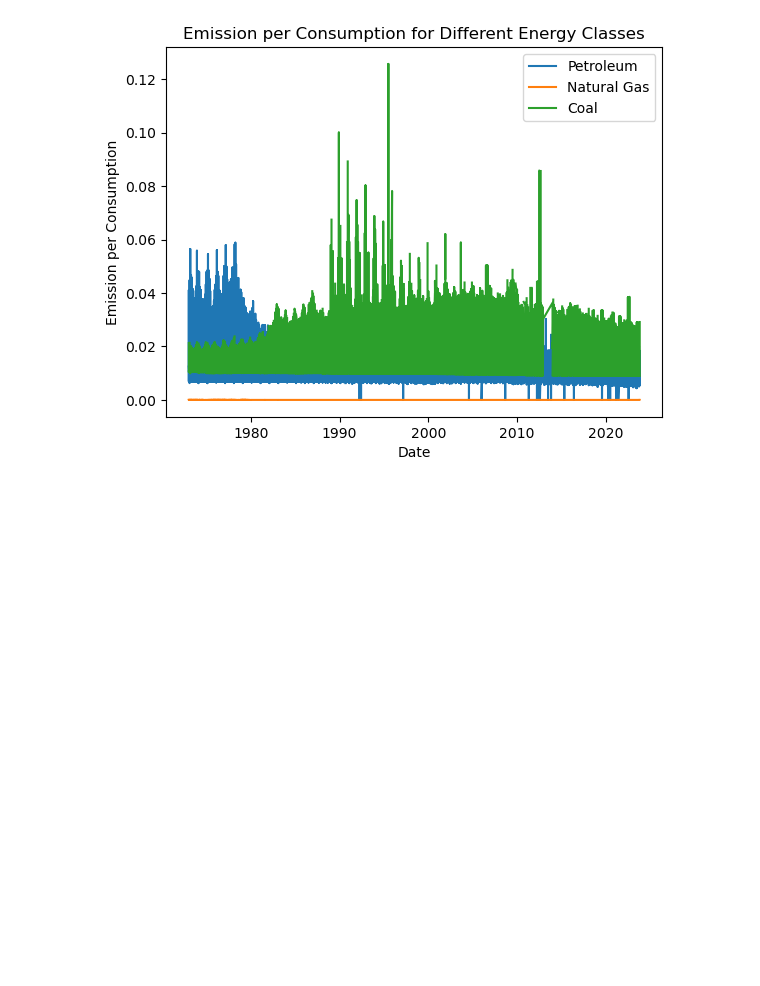
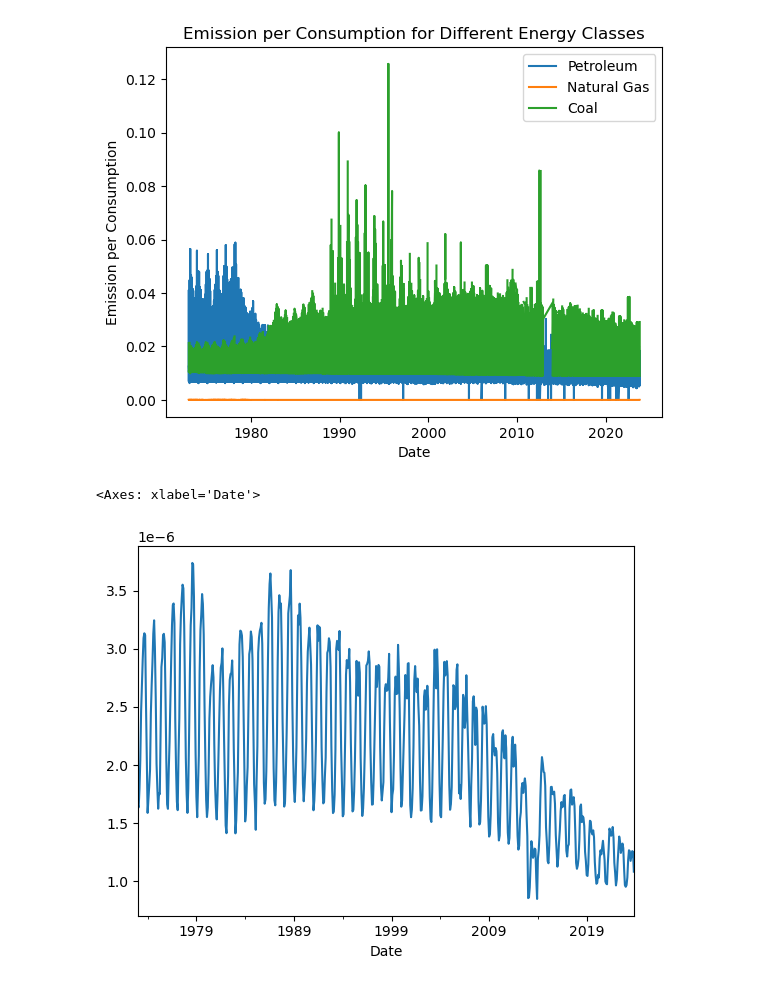
Before and after one commit to chtang-hmc/Spring-Invitation-Datathon-2024, a Jupyter notebook: Merge_Emissions_Consumption.ipynb, the cells around one changed output. Saved outputs shown, nothing was run; the diff lists cells and outputs as text; code cells hidden in the pictures; blank space fills up the shorter version.

Commit message:
EDA for emission and consumption

```diff
--- a/Merge_Emissions_Consumption.ipynb
+++ b/Merge_Emissions_Consumption.ipynb
@@ -91,3 +91,13 @@ plt.title('Emission per Consumption for Different Energy Classes')
 plt.show()
 # %% [output]
 [figure]
+# %%
+total_df = final_df[final_df['Energy Type'] != 'Total']
+total_df = total_df.groupby('Date').sum()
+total_df = total_df[['Consumption (kBarrel)', 'Emission (Mton Co2)']]
+total_df['Emission/Consumption'] = total_df['Emission (Mton Co2)'] / total_df['Consumption (kBarrel)']
+total_df.head()
+total_df['Emission/Consumption'].plot()
+# %% [output]
+<Axes: xlabel='Date'>
+[figure, added]
```
Also changed, not shown: parts of 6 cells of this notebook.
